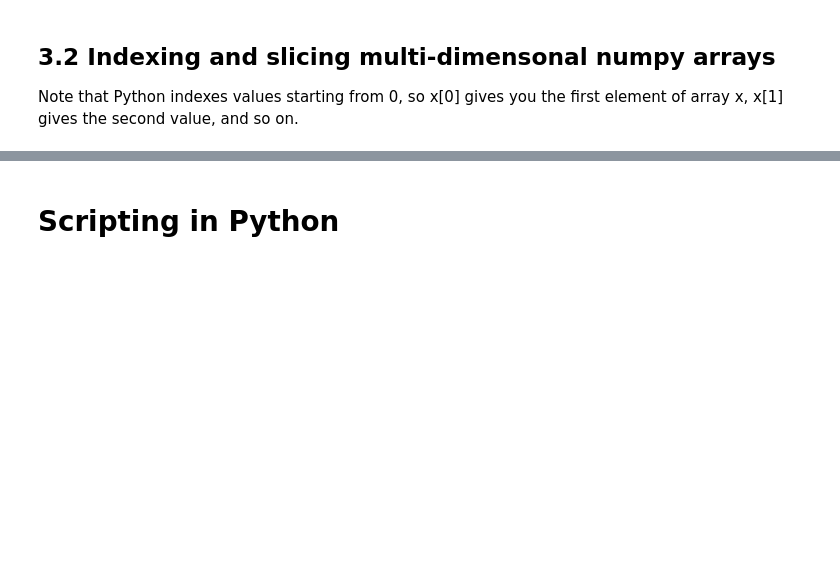
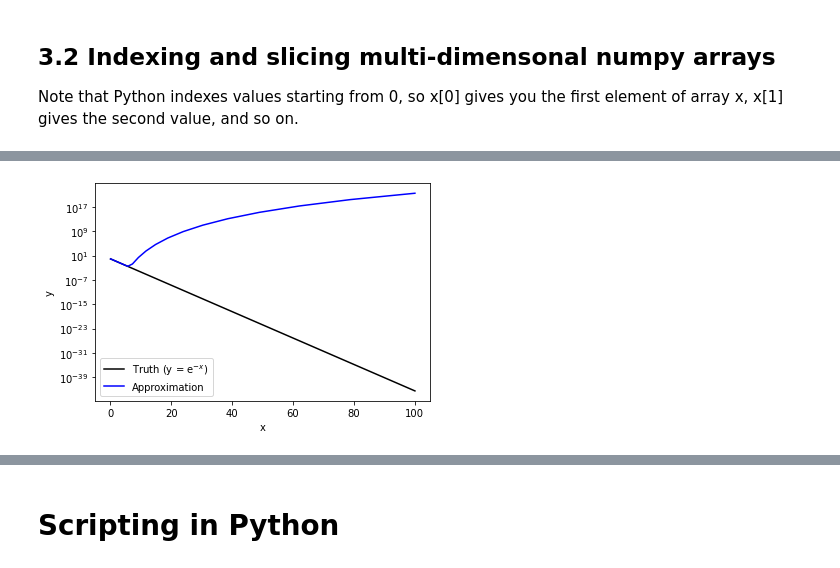
Before and after one commit to woccode/summer-bootcamp-2023, a Jupyter notebook: Session-2/2-PythonFundamentals.ipynb, the cells around one changed output, grey strips where cells are left out. Cells and saved outputs as stored; diff of their text form; code cells hidden in the pictures; blank space fills up the shorter version.

```diff
--- a/Session-2/2-PythonFundamentals.ipynb
+++ b/Session-2/2-PythonFundamentals.ipynb
@@ -383,0 +635,6 @@ The best way to look up Numpy and Scipy documentation is to search on the functi
+# %%
+x_new = np.logspace(-1, 2, 30) # set up a new grid with log-spaced bins
+test = taylor_expand_exponential(20, x=x_new)
+# and we now have a plot on the new grid, which extends to 10^2
+# %% [output]
+[figure, added]
```
Also changed, not shown: parts of 126 cells of this notebook.
